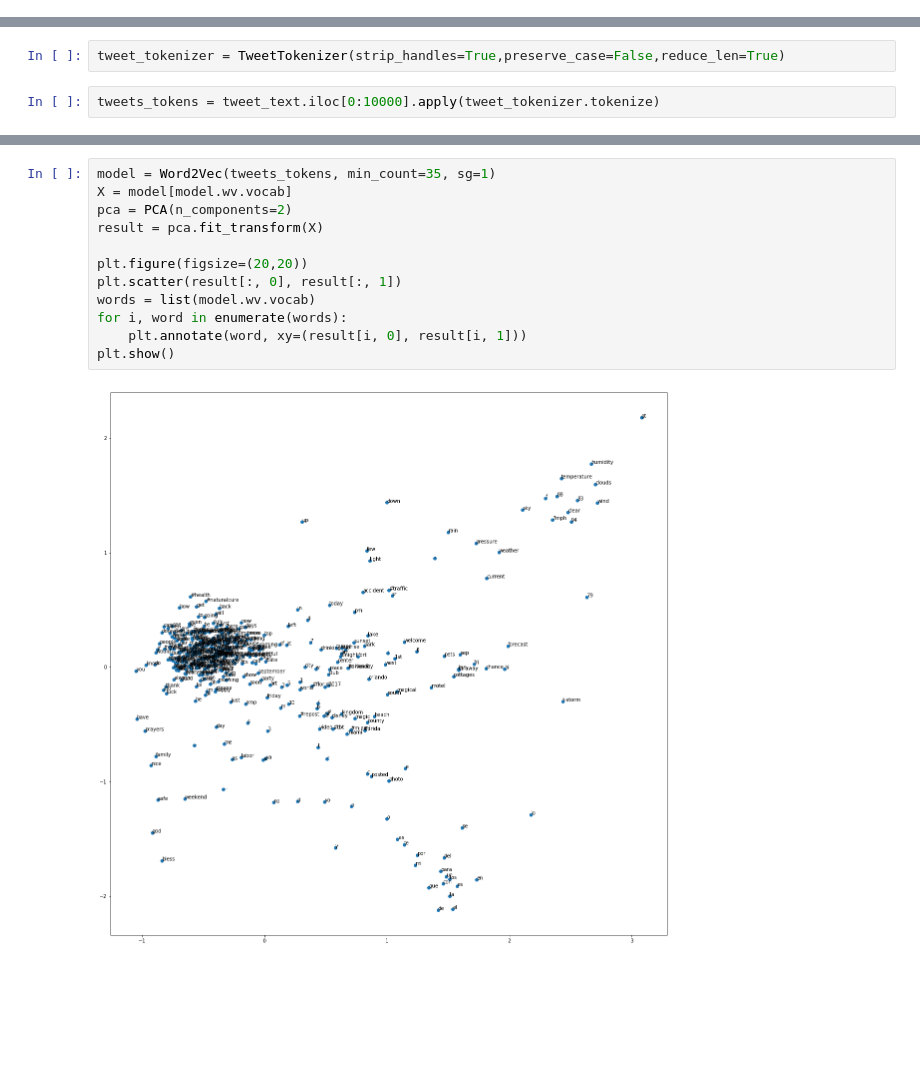
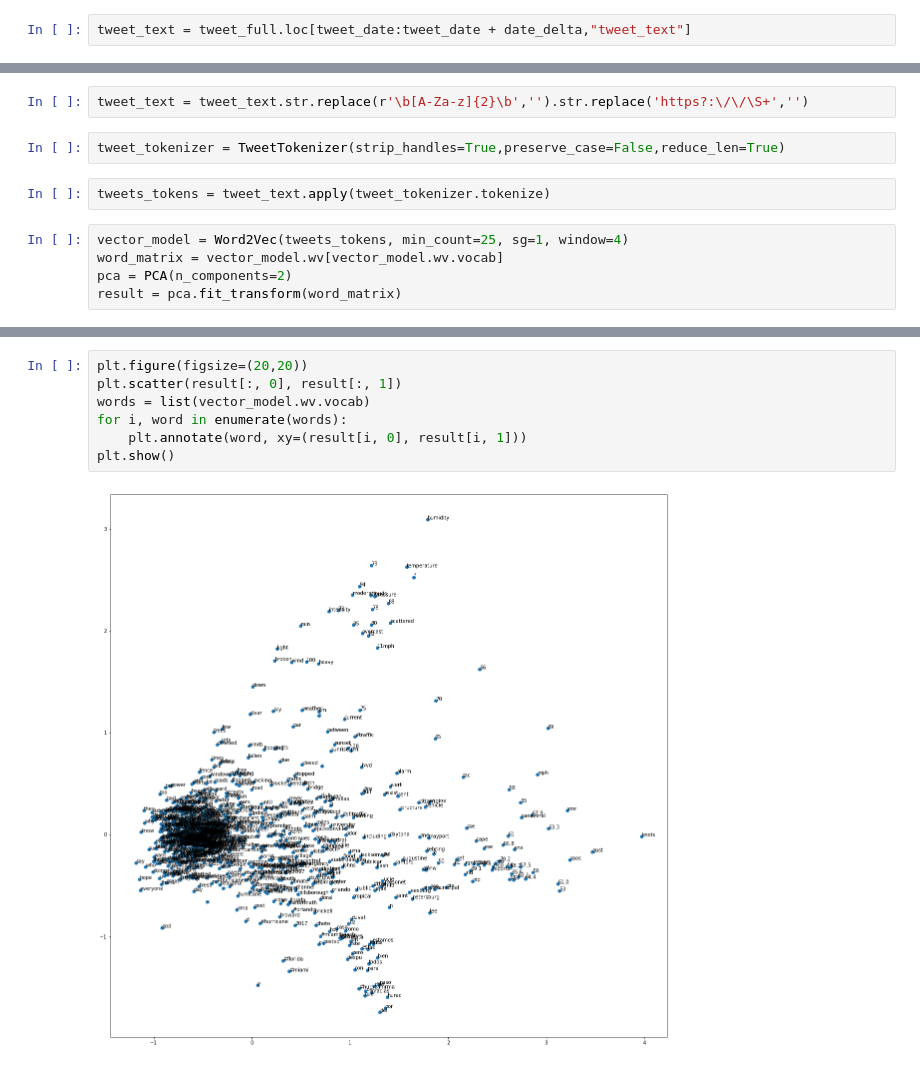
Before and after one commit to brownworth/TwitterDisaster, a Jupyter notebook: Gensim-Twitter.ipynb, the cells around one changed output, grey strips where cells are left out. Drawn from its saved outputs; the diff is of its cells as text; blank space fills up the shorter version.

Commit message:
Hyperparameter and graph updates
Updating Word2Vec hyperparameters and graph parameters.

```diff
--- a/Gensim-Twitter.ipynb
+++ b/Gensim-Twitter.ipynb
@@ -14,0 +23,2 @@ tweet_text = tweet_full.text
+# %%
+tweet_text = tweet_full.loc[tweet_date:tweet_date + date_delta,"tweet_text"]
@@ -15,4 +32,11 @@ tweet_text = tweet_full.text
+# %%
+tweet_text = tweet_text.str.replace(r'\b[A-Za-z]{2}\b','').str.replace('https?:\/\/\S+','')
 # %%
 tweet_tokenizer = TweetTokenizer(strip_handles=True,preserve_case=False,reduce_len=True)
 # %%
-tweets_tokens = tweet_text.iloc[0:10000].apply(tweet_tokenizer.tokenize)
+tweets_tokens = tweet_text.apply(tweet_tokenizer.tokenize)
+# %%
+vector_model = Word2Vec(tweets_tokens, min_count=25, sg=1, window=4)
+word_matrix = vector_model.wv[vector_model.wv.vocab]
+pca = PCA(n_components=2)
+result = pca.fit_transform(word_matrix)
@@ -19,14 +60,9 @@ tweets_tokens = tweet_text.iloc[0:10000].apply(tweet_tokenizer.tokenize)
 # %%
-model = Word2Vec(tweets_tokens, min_count=35, sg=1)
-X = model[model.wv.vocab]
-pca = PCA(n_components=2)
-result = pca.fit_transform(X)
-
 plt.figure(figsize=(20,20))
 plt.scatter(result[:, 0], result[:, 1])
-words = list(model.wv.vocab)
+words = list(vector_model.wv.vocab)
 for i, word in enumerate(words):
-	plt.annotate(word, xy=(result[i, 0], result[i, 1]))
+    plt.annotate(word, xy=(result[i, 0], result[i, 1]))
 plt.show()
 # %% [output]
-[figure, old version]
+[figure, new version]
```
Also changed, not shown: parts of 9 cells of this notebook.
